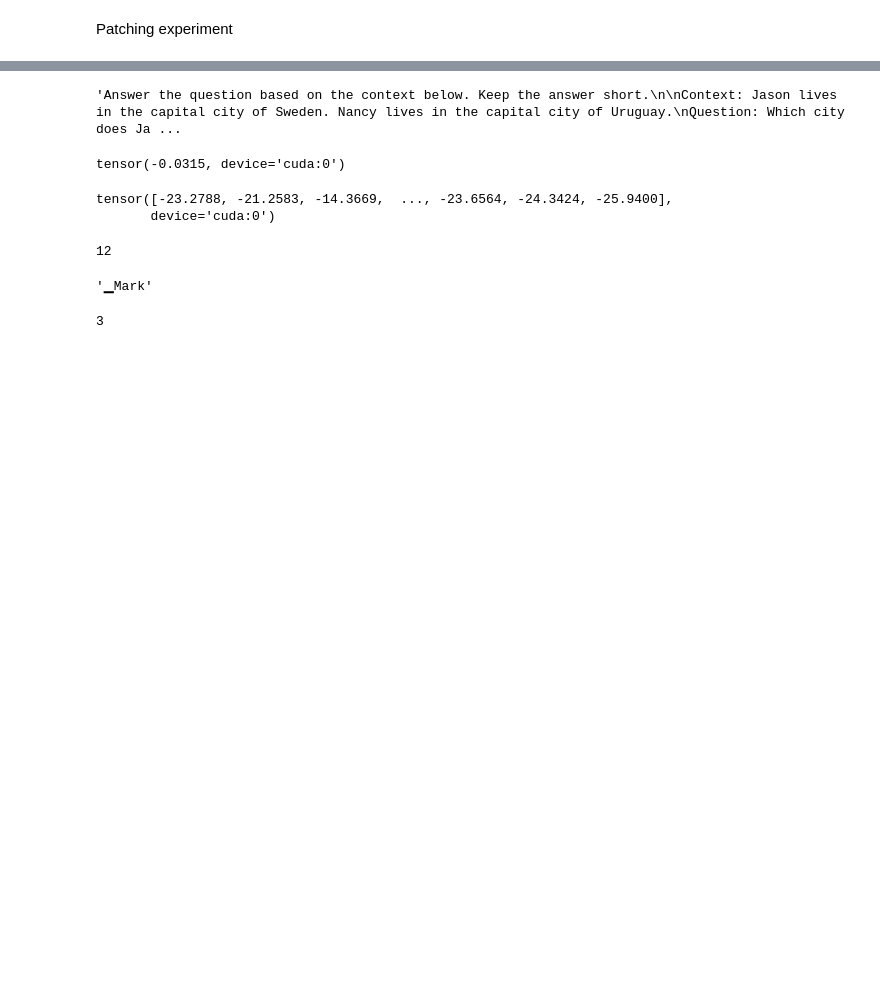
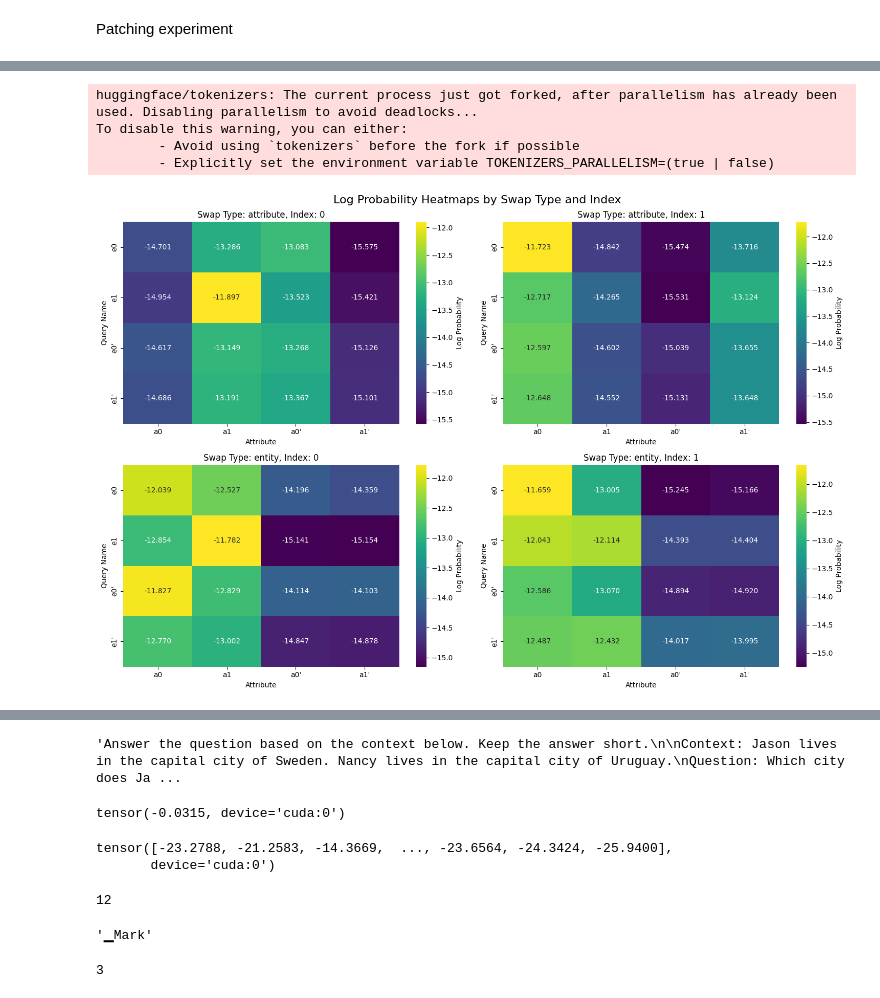
Before and after one commit to grantsrb/rep_divergence, a Jupyter notebook: binding_vectors.ipynb, the cells around one changed output, grey strips where cells are left out. Saved outputs shown, nothing was run; the diff lists cells and outputs as text; code cells hidden in the pictures; blank space fills up the shorter version.

Commit message:
pythia results

```diff
--- a/binding_vectors.ipynb
+++ b/binding_vectors.ipynb
@@ -235,3 +258,56 @@ for run in tqdm.tqdm(range(nruns)):
 # %%
+df = pd.read_csv(f"results/{model_alias}/factorizability.csv")
 accuracy_df = df.groupby(["query_name", "attribute", "swap_type", "swap_index"]).mean().reset_index()
+
+import matplotlib.pyplot as plt
+import seaborn as sns
+
+# Create subplots for each combination of swap_type and swap_index
+fig, axes = plt.subplots(2, 2, figsize=(15, 10))
+fig.suptitle('Log Probability Heatmaps by Swap Type and Index', fontsize=16)
+
+# Define the order for consistent plotting
+attribute_order = ['a0', 'a1', "a0'", "a1'"]
+query_order = ['e0', 'e1', "e0'", "e1'"]
+
+# Get unique combinations of swap_type and swap_index
+swap_combinations = accuracy_df[['swap_type', 'swap_index']].drop_duplicates().sort_values(['swap_type', 'swap_index'])
+
+for idx, (_, row) in enumerate(swap_combinations.iterrows()):
+    swap_type = row['swap_type']
+    swap_index = row['swap_index']
+
+    # Filter data for this combination
+    subset = accuracy_df[(accuracy_df['swap_type'] == swap_type) & (accuracy_df['swap_index'] == swap_index)]
+
+    # Create pivot table for heatmap
+    pivot_data = subset.pivot(index='query_name', columns='attribute', values='log_prob')
+
+    # Reorder according to specified order
+    pivot_data = pivot_data.reindex(index=query_order, columns=attribute_order)
+
+    # Determine subplot position
+    row_idx = idx // 2
+    col_idx = idx % 2
+
+    # Create heatmap
+    sns.heatmap(pivot_data,
+                annot=True,
+                fmt='.3f',
+                cmap='viridis',
+                ax=axes[row_idx, col_idx],
+                cbar_kws={'label': 'Log Probability'})
+
+    axes[row_idx, col_idx].set_title(f'Swap Type: {swap_type}, Index: {swap_index}')
+    axes[row_idx, col_idx].set_xlabel('Attribute')
+    axes[row_idx, col_idx].set_ylabel('Query Name')
+
+plt.tight_layout()
+plt.show()
+# %% [output]
+huggingface/tokenizers: The current process just got forked, after parallelism has already been used. Disabling parallelism to avoid deadlocks...
+To disable this warning, you can either:
+        - Avoid using `tokenizers` before the fork if possible
+        - Explicitly set the environment variable TOKENIZERS_PARALLELISM=(true | false)
+[figure, added]
 # %%
```
Also changed, not shown: parts of 7 cells of this notebook, 2 other files.
